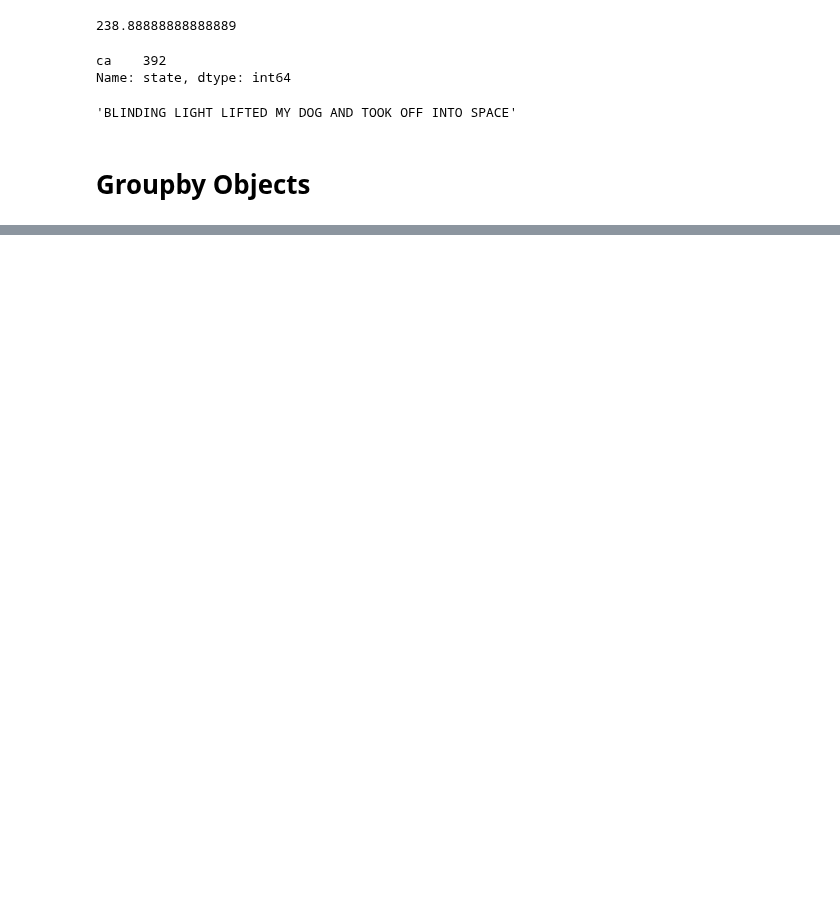
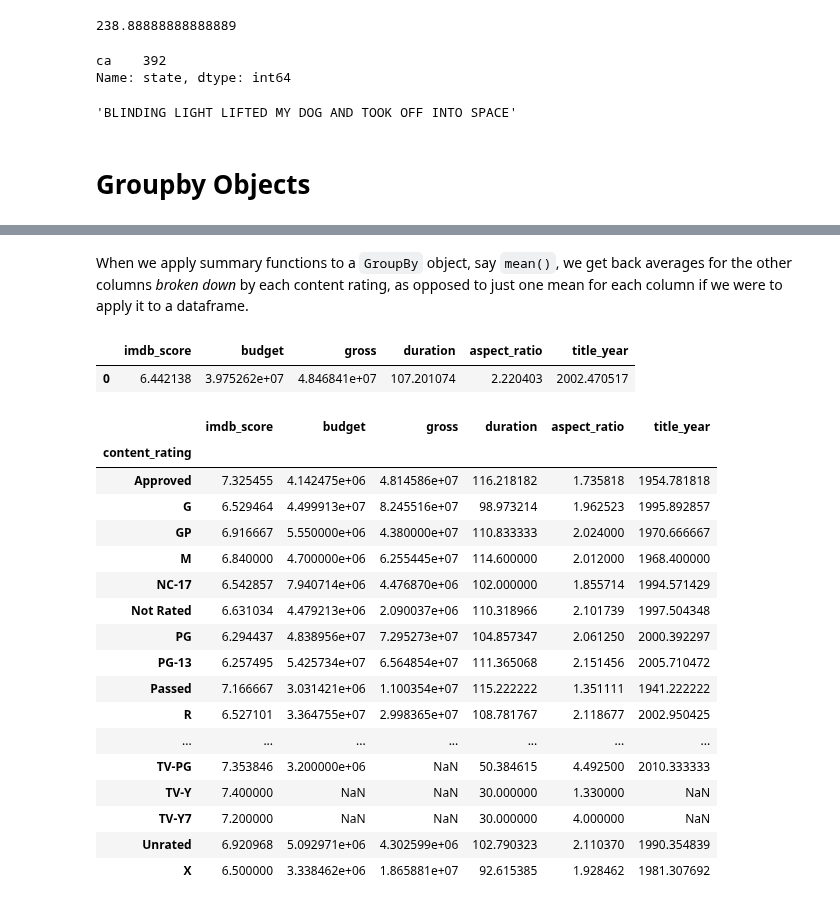
Before and after one commit to ishaandey/node, a Jupyter notebook: week-2/pandas_key.ipynb, the cells around one changed output, grey strips where cells are left out. Cells and saved outputs as stored; diff of their text form; code cells hidden in the pictures; blank space fills up the shorter version.

```diff
--- a/week-2/pandas_key.ipynb
+++ b/week-2/pandas_key.ipynb
@@ -624,0 +416,3 @@ Name: movie_title, dtype: object
+# %%
+movies_byRating = movies.groupby('content_rating')
+type(movies_byRating)
@@ -624,0 +442,28 @@ Name: movie_title, dtype: object
+# %% [markdown]
+When we apply summary functions to a `GroupBy` object, say `mean()`, we get back averages for the other columns *broken down* by each content rating, as opposed to just one mean for each column if we were to apply it to a dataframe.
+# %%
+pd.DataFrame(movies.mean()).T
+# %% [output]
+|  | imdb_score | budget | gross | duration | aspect_ratio | title_year |
+| 0 | 6.442138 | 3.975262e+07 | 4.846841e+07 | 107.201074 | 2.220403 | 2002.470517 |
+# %%
+movies_byRating.mean()
+# %% [output]
+|  | imdb_score | budget | gross | duration | aspect_ratio | title_year |
+| content_rating |  |  |  |  |  |  |
+| Approved | 7.325455 | 4.142475e+06 | 4.814586e+07 | 116.218182 | 1.735818 | 1954.781818 |
+| G | 6.529464 | 4.499913e+07 | 8.245516e+07 | 98.973214 | 1.962523 | 1995.892857 |
+| GP | 6.916667 | 5.550000e+06 | 4.380000e+07 | 110.833333 | 2.024000 | 1970.666667 |
+| M | 6.840000 | 4.700000e+06 | 6.255445e+07 | 114.600000 | 2.012000 | 1968.400000 |
+| NC-17 | 6.542857 | 7.940714e+06 | 4.476870e+06 | 102.000000 | 1.855714 | 1994.571429 |
+| Not Rated | 6.631034 | 4.479213e+06 | 2.090037e+06 | 110.318966 | 2.101739 | 1997.504348 |
+| PG | 6.294437 | 4.838956e+07 | 7.295273e+07 | 104.857347 | 2.061250 | 2000.392297 |
+| PG-13 | 6.257495 | 5.425734e+07 | 6.564854e+07 | 111.365068 | 2.151456 | 2005.710472 |
+| Passed | 7.166667 | 3.031421e+06 | 1.100354e+07 | 115.222222 | 1.351111 | 1941.222222 |
+| R | 6.527101 | 3.364755e+07 | 2.998365e+07 | 108.781767 | 2.118677 | 2002.950425 |
+| ... | ... | ... | ... | ... | ... | ... |
+| TV-PG | 7.353846 | 3.200000e+06 | NaN | 50.384615 | 4.492500 | 2010.333333 |
+| TV-Y | 7.400000 | NaN | NaN | 30.000000 | 1.330000 | NaN |
+| TV-Y7 | 7.200000 | NaN | NaN | 30.000000 | 4.000000 | NaN |
+| Unrated | 6.920968 | 5.092971e+06 | 4.302599e+06 | 102.790323 | 2.110370 | 1990.354839 |
+| X | 6.500000 | 3.338462e+06 | 1.865881e+07 | 92.615385 | 1.928462 | 1981.307692 |
```
Also changed, not shown: parts of 60 cells of this notebook.
